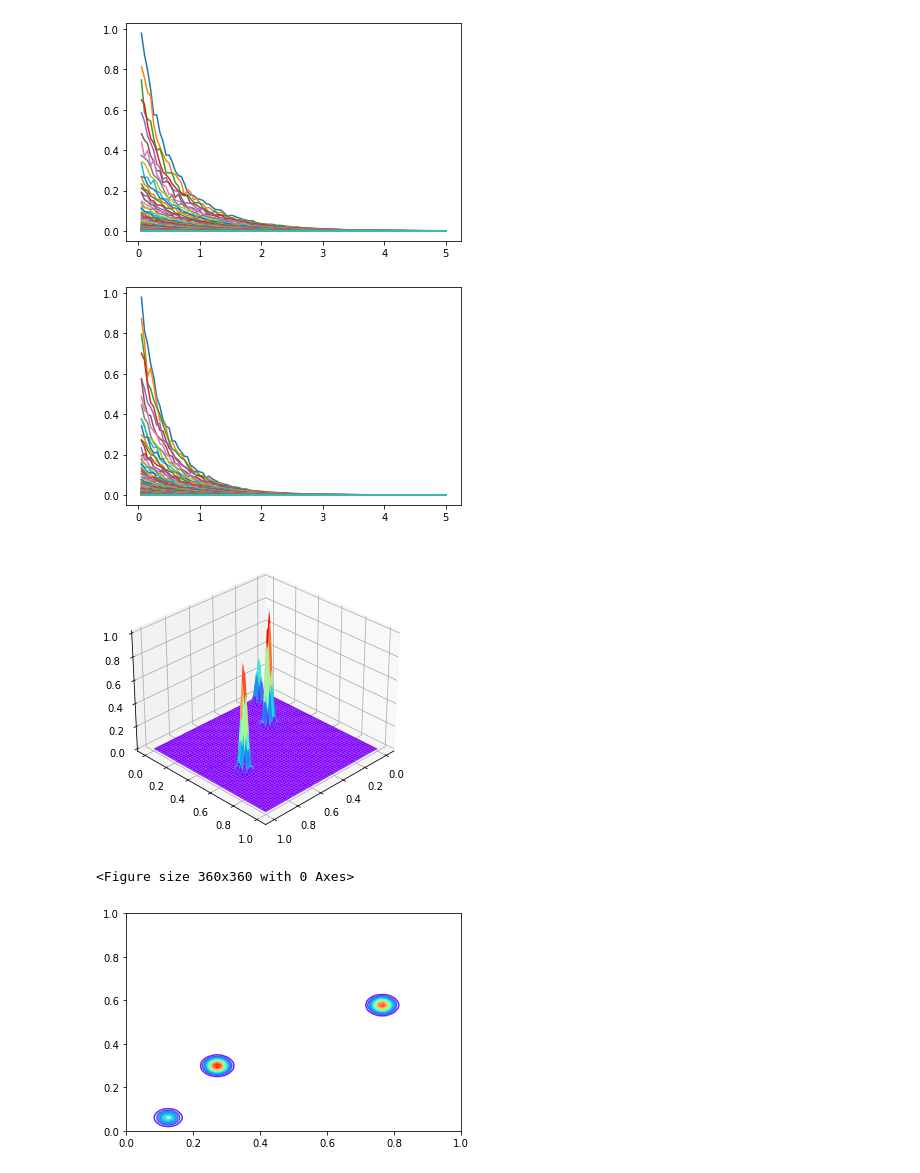
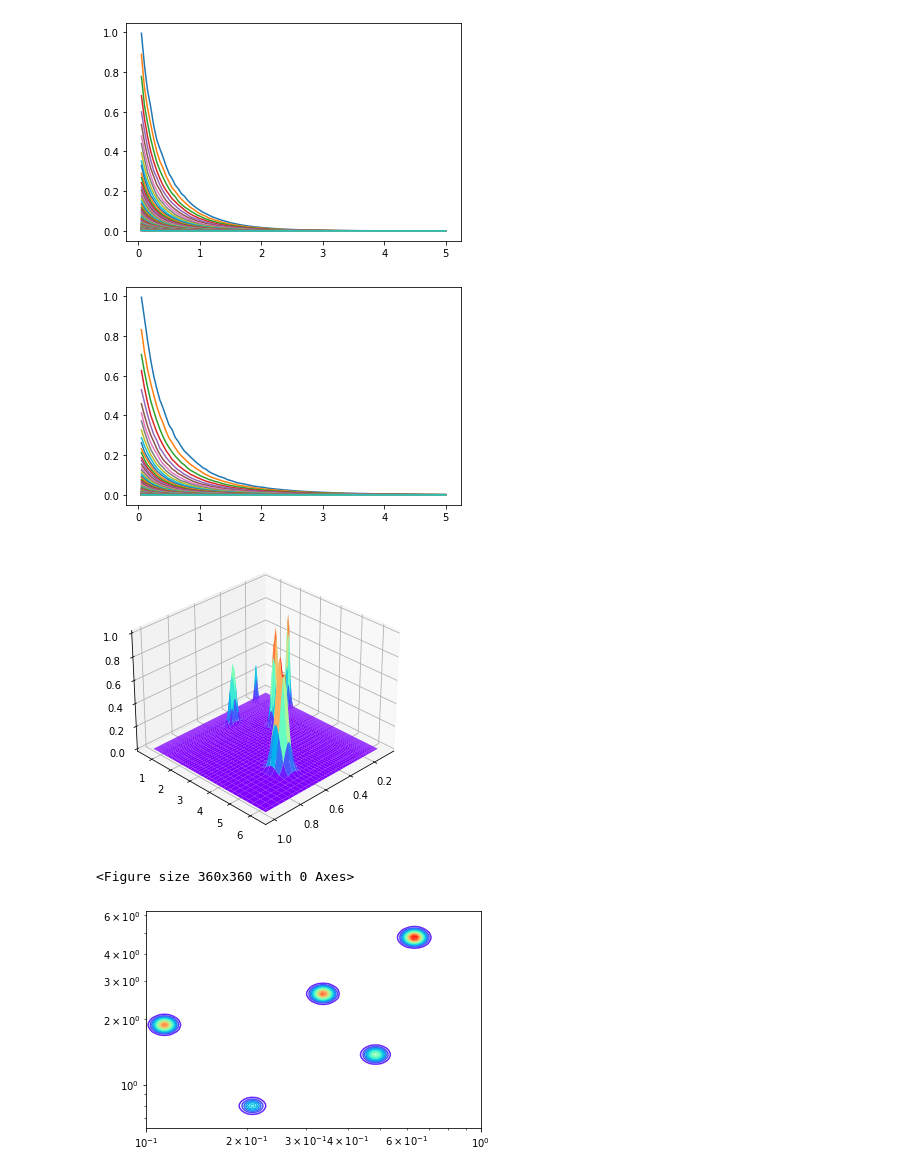
Before and after one commit to chenbo-cyber/DILT_ViT_2D, a Jupyter notebook: test_signal.ipynb, the cells around one changed output. Cells and saved outputs as stored; diff of their text form; code cells hidden in the pictures.

```diff
--- a/test_signal.ipynb
+++ b/test_signal.ipynb
@@ -5,7 +5,7 @@ from mpl_toolkits.mplot3d import Axes3D
 from matplotlib.ticker import LogLocator, LogFormatter
 import scipy.io as scio
 
-axis_type = 0
+axis_type = 1
 num_samples = 5
 T2_dim = 100
 D_dim = 100
@@ -13,12 +13,12 @@ T2_lable_dim = 100
 D_label_dim = 100
 num_DT = 5
 if axis_type == 1:
-    max_D = 10**(0.1)
-    max_T2 = 10**(0.1)
+    max_D = 10**(0)
+    max_T2 = 10**(0)
     floor_D = 10**(-1)
     floor_T2 = 10**(-1)
 elif axis_type == 0:
-    max_D = 1
+    max_D = 10
     max_T2 = 1
     floor_D = 0
     floor_T2 = 0
@@ -79,12 +79,13 @@ t = np.linspace(max_t / T2_dim, max_t, T2_dim)[:, np.newaxis]
 # b = scio.loadmat('Dataset/T2-T2_mt50ms.mat')['t2values']
 # t = scio.loadmat('Dataset/T2-T2_mt50ms.mat')['t2values']
 if axis_type == 0:
-    tt = np.linspace(floor_T2, max_T2, T2_lable_dim)[np.newaxis, :]
-    dd = np.linspace(floor_D, max_D, D_label_dim)[np.newaxis, :]
+    tt = np.linspace(max_T2 / T2_lable_dim, max_T2, T2_lable_dim)[np.newaxis, :]
+    dd = np.linspace(max_D / D_label_dim, max_D, D_label_dim)[np.newaxis, :]
 elif axis_type == 1:
     tt = np.logspace(np.log10(floor_T2), np.log10(max_T2), T2_lable_dim)[np.newaxis, :]
     dd = np.logspace(np.log10(floor_D), np.log10(max_D), D_label_dim)[np.newaxis, :]
 KD = np.exp(-np.dot(b, 1 / dd))
+# KD = np.exp(-np.dot(b, dd))
 KT = np.exp(-np.dot(t, 1 / tt))
 nDT = np.random.randint(1, num_DT + 1, num_samples)
 # nDT[0] = 4
@@ -163,8 +164,8 @@ import numpy as np
 import matplotlib.pyplot as plt
 from mpl_toolkits.mplot3d import Axes3D
 
-S = np.load('Dataset/val_input.npy')
-label = np.load('Dataset/val_label.npy')
+S = np.load('Dataset/valid_input.npy')
+label = np.load('Dataset/valid_label.npy')
 
 sample = np.random.randint(1000)
 print('sample = ', sample)
@@ -275,6 +266,6 @@ tensor([[[ 0.0000, -0.0131, -0.0226,  ..., -0.0012, -0.0006, -0.0009],
 # %%
-sample = 2
-dB = 26
+sample = 4
+dB = 40
 SN = gaussian_blind_noise(S, dB)
 # SN = S
 
@@ -330,8 +321,8 @@ plt.show()
-[figure, old version]
+[figure, new version]
-[figure, old version]
+[figure, new version]
-[figure, old version]
+[figure, new version]
 <Figure size 360x360 with 0 Axes>
-[figure, old version]
+[figure, new version]
 # %%
 test_DT = np.load('./Dataset/test_DT.npy')
 test_TT2 = np.load('./Dataset/test_TT2.npy')
```
Also changed, not shown: parts of 3 cells of this notebook, 7 other files.
